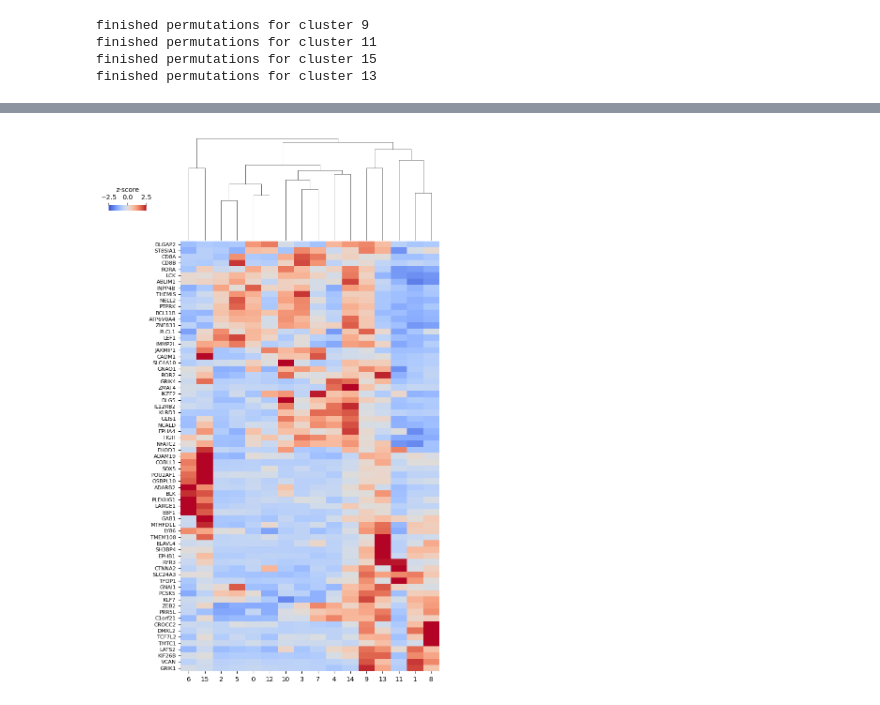
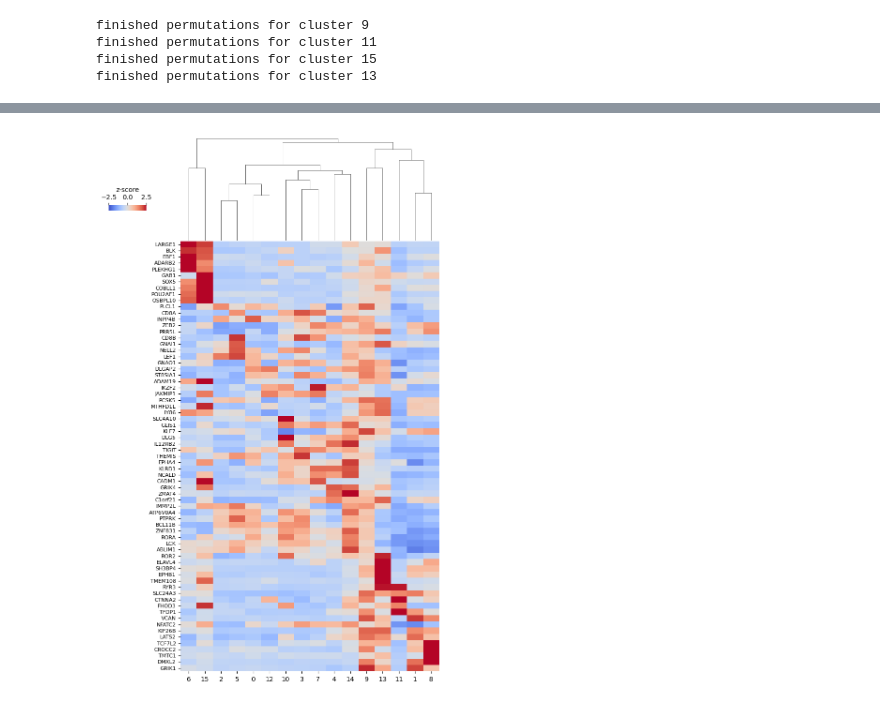
Before and after one commit to dfdeascanis/atac_seq_test, a Jupyter notebook: atac_seq_logistic_regression.ipynb, the cells around one changed output, grey strips where cells are left out. Saved outputs shown, nothing was run; the diff lists cells and outputs as text; code cells hidden in the pictures.

```diff
--- a/atac_seq_logistic_regression.ipynb
+++ b/atac_seq_logistic_regression.ipynb
@@ -48,6 +48,7 @@ from vst import vst,gmean_sparse #import a variance stabilization transformation
 # %%
 sc.settings.verbosity = 3            # verbosity: errors (0), warnings (1), info (2), hints (3)
 sc.logging.print_header()
+sc.settings.figdir = "../images"
 # %% [output]
 scanpy==1.10.2 anndata==0.10.8 umap==0.5.9.post2 numpy==1.24.3 scipy==1.14.1 pandas==1.5.3 scikit-learn==1.7.2 statsmodels==0.14.5 igraph==1.0.0 leidenalg==0.11.0 pynndescent==0.5.13
 # %%
@@ -579,33 +619,33 @@ pb = pb.loc[:, top_markers.drop_duplicates(subset='gene').gene.tolist()]  # rows
 # %%
 #plot the data using seaborn clustermap
 g = sns.clustermap(pb.T,
                    cmap = sns.color_palette("coolwarm", as_cmap=True),
                    cbar_pos=(0.0, 0.85, 0.1, 0.01),
                    figsize=(8,12),
                    cbar_kws={"orientation": "horizontal", "label": "z-score"},
                    yticklabels=True,
-                   row_cluster=True,
+                   row_cluster=False,
                    col_cluster=True,
                    col_linkage=Z,
                    vmin=-2.5,
                    vmax=2.5
                   )
 
 g.ax_heatmap.yaxis.set_ticks_position('left')
 # Adjust the font size of y-axis labels
 for label in g.ax_heatmap.get_yticklabels():
     label.set_fontsize(8)  # Set to a smaller font size
 
 # Remove the row and column dendrograms
 g.ax_row_dendrogram.set_visible(False)
 # g.ax_col_dendrogram.set_visible(False)
 
 # Move the colorbar ticks and label to the top
 g.cax.xaxis.set_ticks_position('top')
 g.cax.xaxis.set_label_position('top')
 
 
-# plt.savefig('./figures/d2c_clustermap.pdf', format='pdf', dpi=300, bbox_inches='tight', pad_inches=0.15)
+plt.savefig('../images/d2c_clustermap.png', format='png', dpi=300, bbox_inches='tight', pad_inches=0.15)
 plt.show()
 # %% [output]
-[figure, old version]
+[figure, new version]
```
Also changed, not shown: parts of 7 cells of this notebook.
